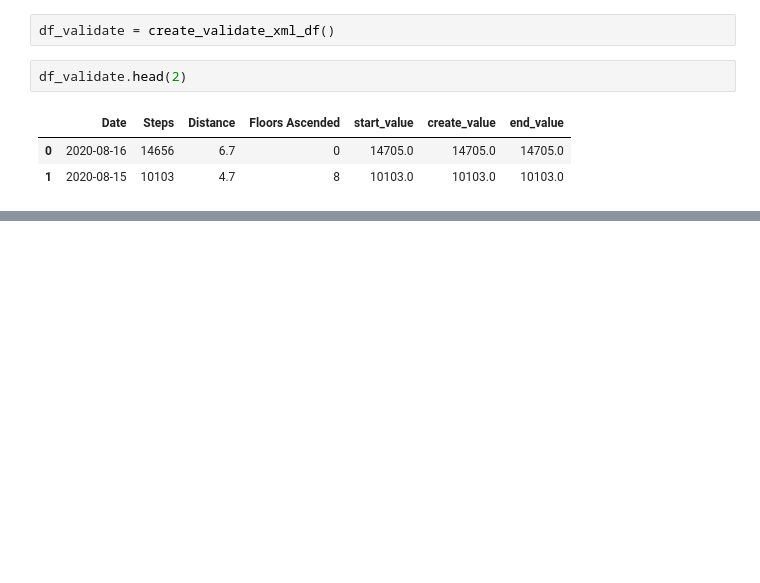
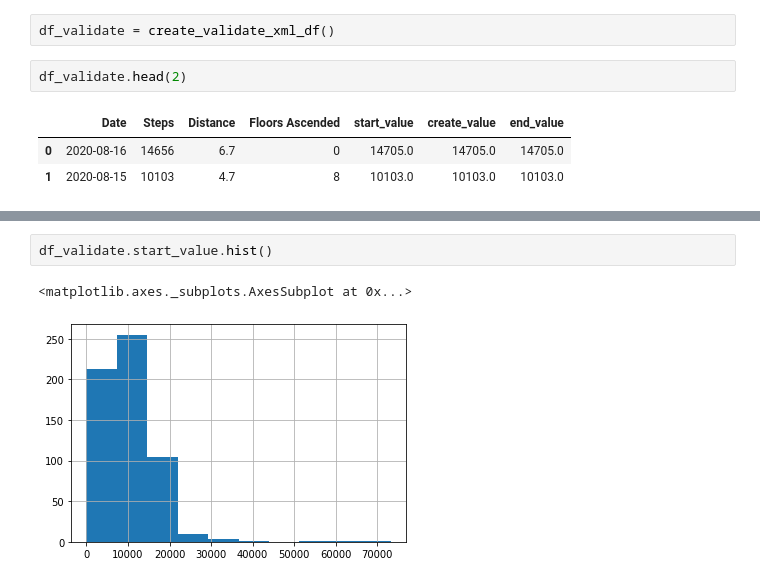
Before and after one commit to noahmelngailis/time_series_steps_project, a Jupyter notebook: time_series_xml.ipynb, the cells around one changed output, grey strips where cells are left out. Drawn from its saved outputs; the diff is of its cells as text; blank space fills up the shorter version.

```diff
--- a/time_series_xml.ipynb
+++ b/time_series_xml.ipynb
@@ -37,0 +94,5 @@ df_validate.head(2)
+# %%
+df_validate.start_value.hist()
+# %% [output]
+<matplotlib.axes._subplots.AxesSubplot at 0x...>
+[figure, added]
```
Also changed, not shown: parts of 16 cells of this notebook.
